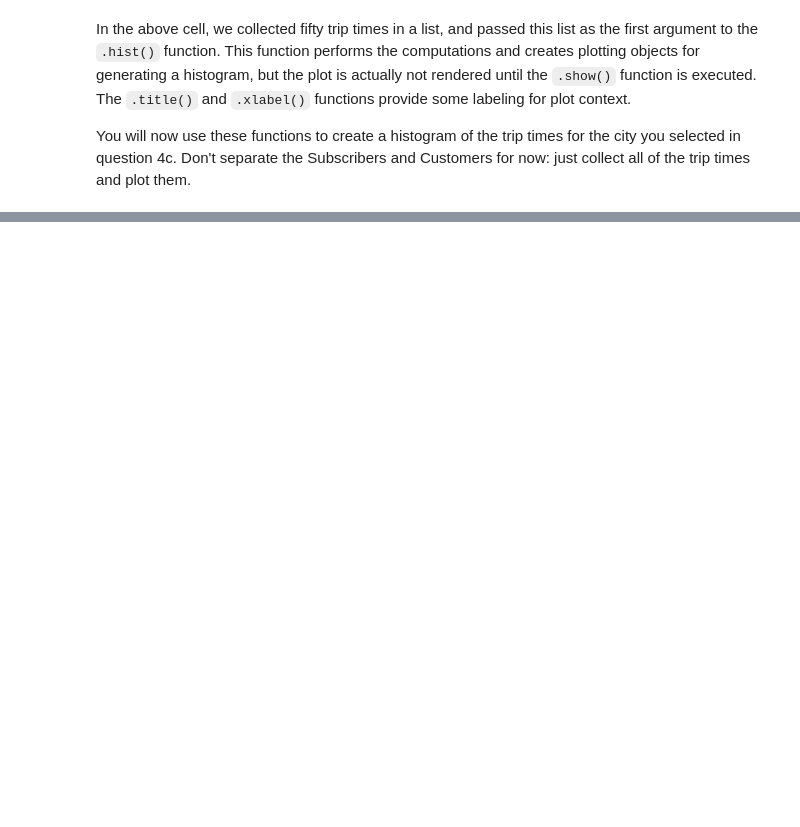
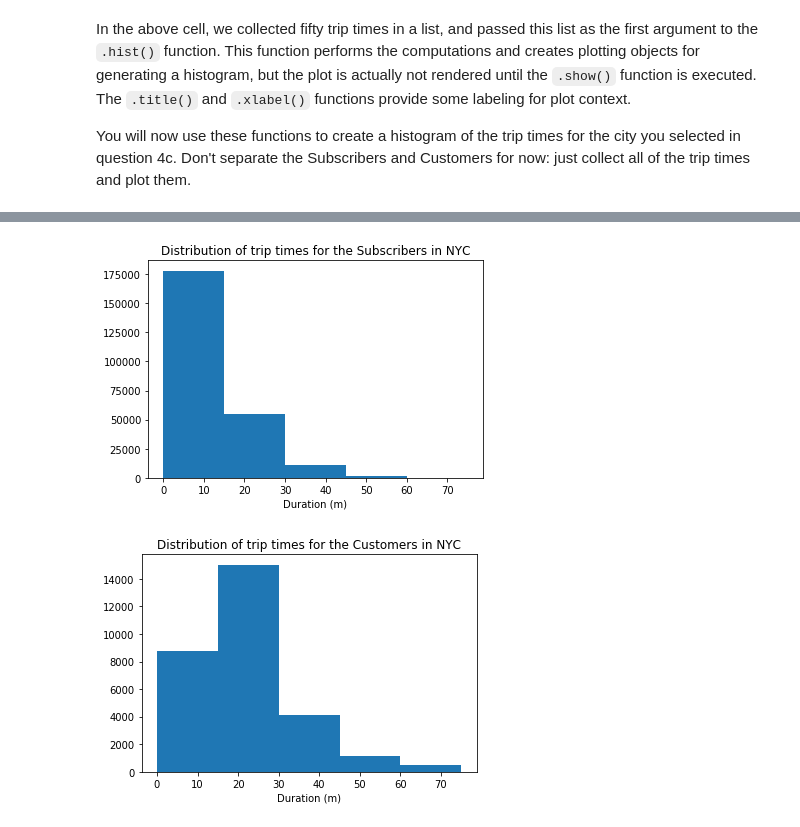
Before and after one commit to evanca/DataAnalyst_ND_Explore-US-Bikeshare-Data, a Jupyter notebook: Bike_Share_Analysis.ipynb, the cells around one changed output, grey strips where cells are left out. Drawn from its saved outputs; the diff is of its cells as text; code cells hidden in the pictures; blank space fills up the shorter version.

```diff
--- a/Bike_Share_Analysis.ipynb
+++ b/Bike_Share_Analysis.ipynb
@@ -361,3 +539,30 @@ If you followed the use of the `.hist()` and `.show()` functions exactly like in
+# %%
+## Use this and additional cells to answer Question 5. ##
+
+with open('./data/NYC-2016-Summary.csv', 'r') as f_in:
+
+    reader = csv.DictReader(f_in)
+    duration_list_subscribers = []
+    duration_list_customers = []
+
+    for row in reader:
+        if row['user_type'] == 'Subscriber':
+            duration_list_subscribers.append(float(row['duration']))
+        else:
+            duration_list_customers.append(float(row['duration']))
+# %%
+plt.hist(duration_list_subscribers, bins=5, range=(0, 75))
+plt.title('Distribution of trip times for the Subscribers in NYC')
+plt.xlabel('Duration (m)')
+plt.show()
+
+plt.hist(duration_list_customers, bins=5, range=(0, 75))
+plt.title('Distribution of trip times for the Customers in NYC')
+plt.xlabel('Duration (m)')
+plt.show()
+# %% [output]
+[figure, added]
+[figure, added]
 # %% [markdown]
 <a id='eda_continued'></a>
 ## Performing Your Own Analysis
```
Also changed, not shown: parts of 30 cells of this notebook, 8 other files.
